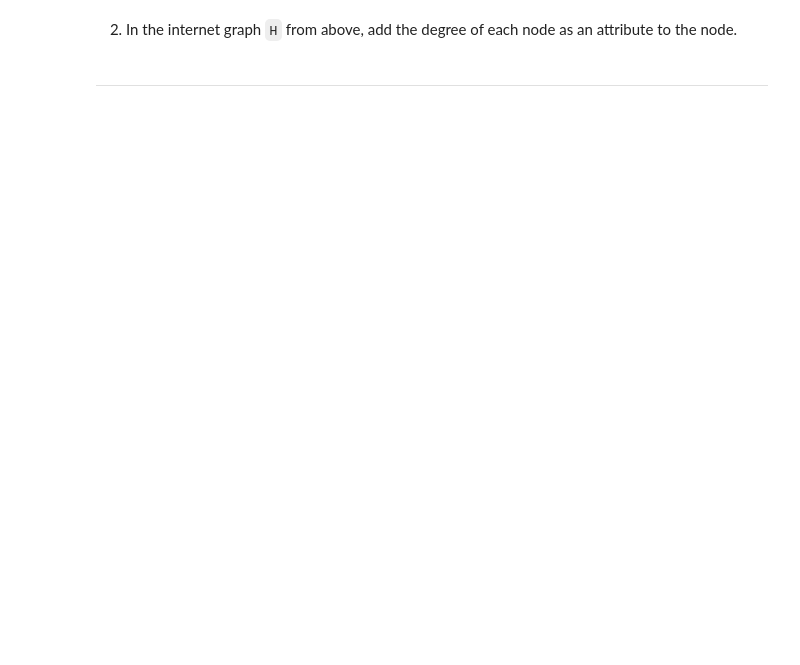
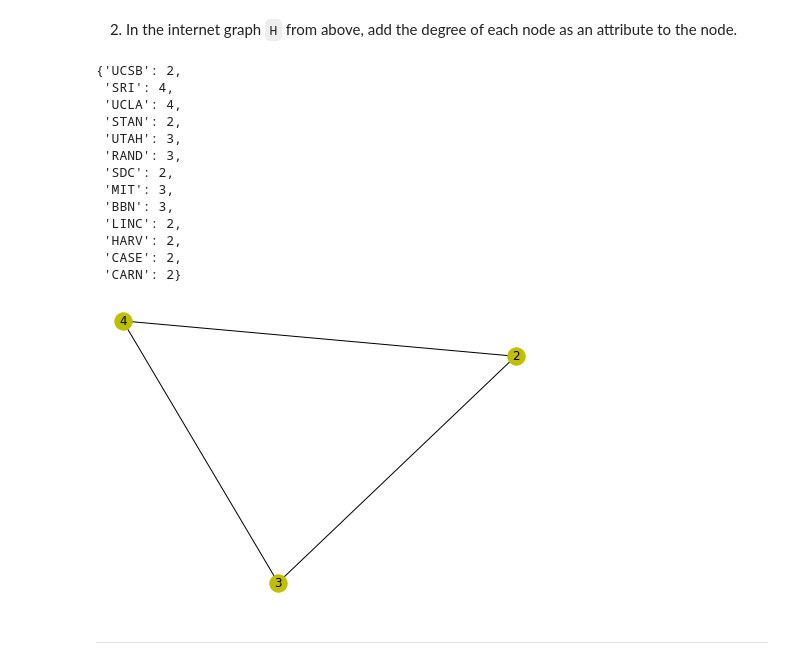
Before and after one commit to spriyansh/cs4423, a Jupyter notebook: networks02.ipynb, the cells around one changed output. Drawn from its saved outputs; the diff is of its cells as text; code cells hidden in the pictures; blank space fills up the shorter version.

```diff
--- a/networks02.ipynb
+++ b/networks02.ipynb
@@ -510,4 +531,22 @@ print(["".join(c) for c in combinations("networks", 2)])
 # %% [markdown]
 2. In the internet graph `H` from above, add the degree of each node as an attribute to the node.
+# %%
+nx.draw(nx.relabel_nodes(H,dict(list(H.degree()))), **opts)
+dict(list(H.degree()))
+# %% [output]
+{'UCSB': 2,
+ 'SRI': 4,
+ 'UCLA': 4,
+ 'STAN': 2,
+ 'UTAH': 3,
+ 'RAND': 3,
+ 'SDC': 2,
+ 'MIT': 3,
+ 'BBN': 3,
+ 'LINC': 2,
+ 'HARV': 2,
+ 'CASE': 2,
+ 'CARN': 2}
+[figure, added]
 # %% [markdown]
 ---
```
Also changed, not shown: parts of 2 cells of this notebook, 1 other file.
